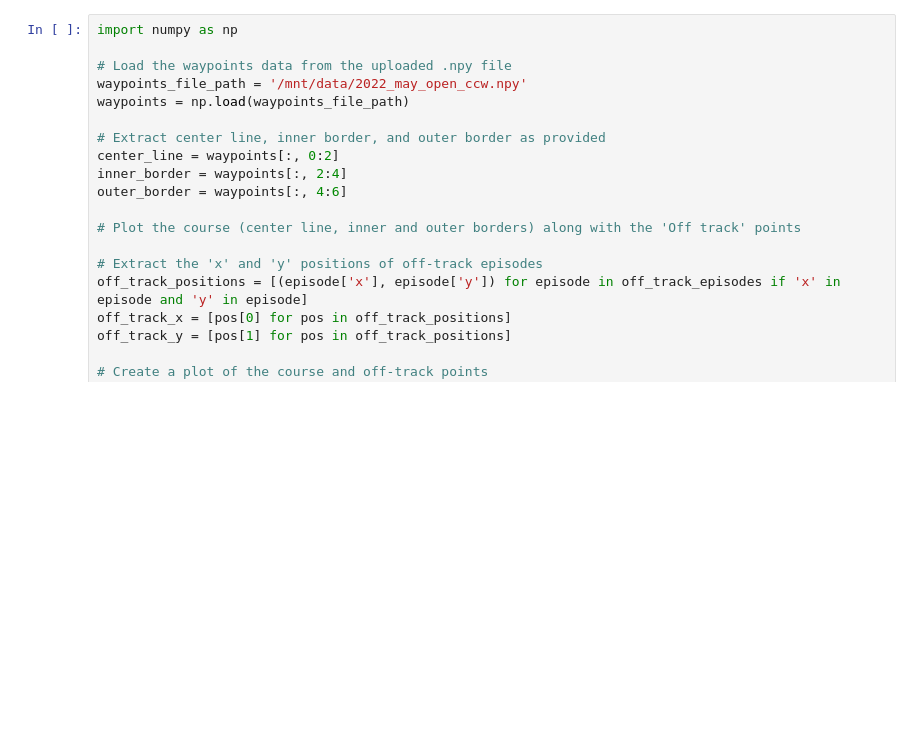
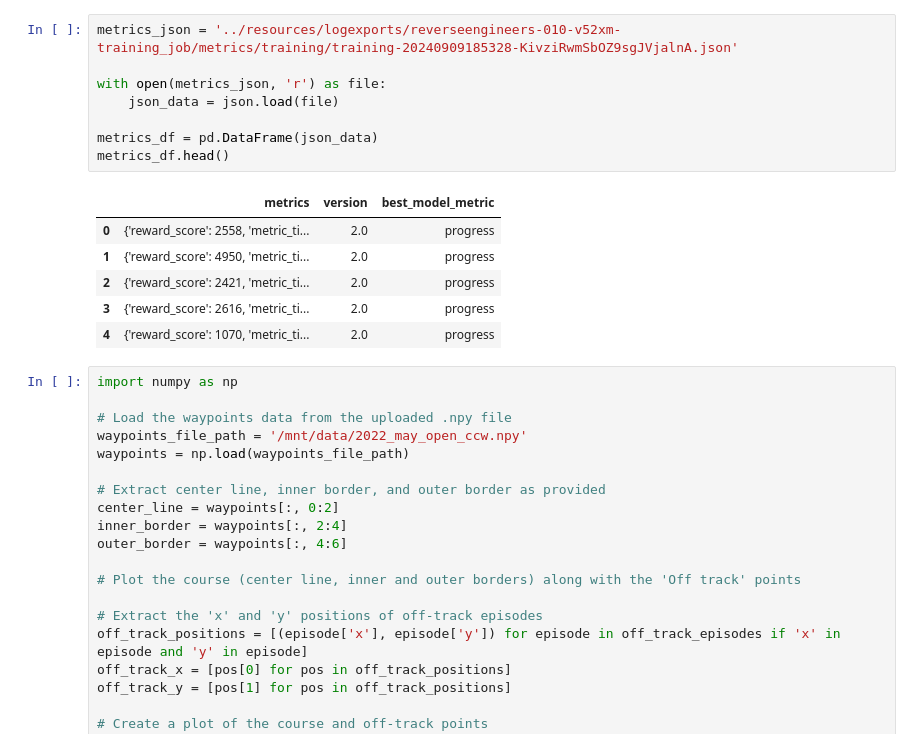
Before and after one commit to scscodes/dr2024, a Jupyter notebook: notebooks/OffTrack_Analysis.ipynb, the cells around one changed output. Drawn from its saved outputs; the diff is of its cells as text; blank space fills up the shorter version.

```diff
--- a/notebooks/OffTrack_Analysis.ipynb
+++ b/notebooks/OffTrack_Analysis.ipynb
@@ -1,3 +30,18 @@
+# %%
+metrics_json = '../resources/logexports/reverseengineers-010-v52xm-training_job/metrics/training/training-20240909185328-KivziRwmSbOZ9sgJVjalnA.json'
+
+with open(metrics_json, 'r') as file:
+    json_data = json.load(file)
+
+metrics_df = pd.DataFrame(json_data)
+metrics_df.head()
+# %% [output]
+|  | metrics | version | best_model_metric |
+| 0 | {'reward_score': 2558, 'metric_ti... | 2.0 | progress |
+| 1 | {'reward_score': 4950, 'metric_ti... | 2.0 | progress |
+| 2 | {'reward_score': 2421, 'metric_ti... | 2.0 | progress |
+| 3 | {'reward_score': 2616, 'metric_ti... | 2.0 | progress |
+| 4 | {'reward_score': 1070, 'metric_ti... | 2.0 | progress |
 # %%
 import numpy as np
 
```
Also changed, not shown: parts of 3 cells of this notebook, 2 other files.
